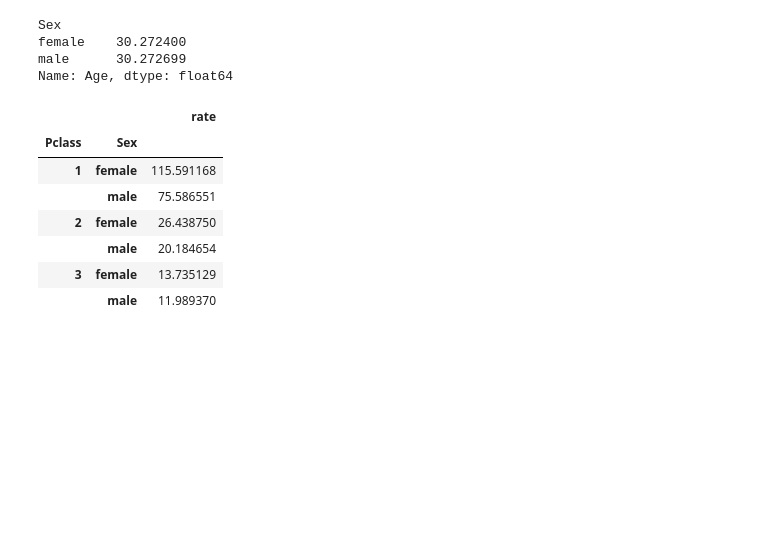
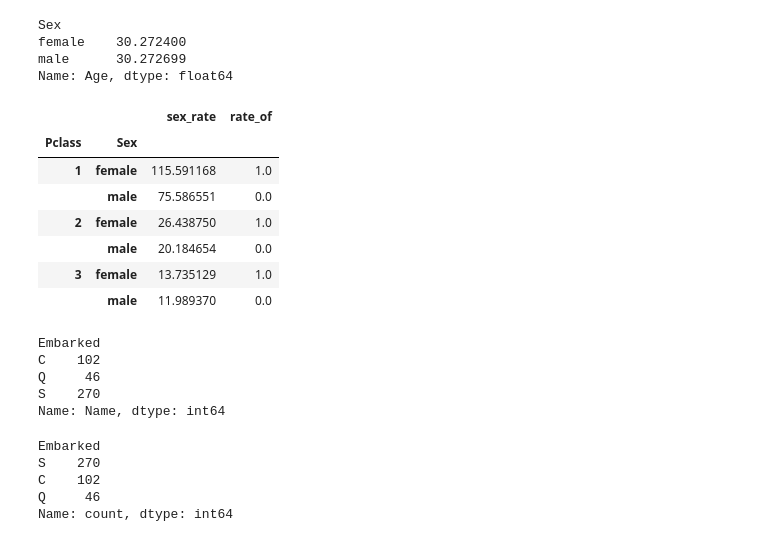
Before and after one commit to roshan-pardeshi/Python_Pandas, a Jupyter notebook: Untitled115.ipynb, the cells around one changed output. Cells and saved outputs as stored; diff of their text form; code cells hidden in the pictures; blank space fills up the shorter version.

```diff
--- a/Untitled115.ipynb
+++ b/Untitled115.ipynb
@@ -507,13 +507,13 @@ female    30.272400
 male      30.272699
 Name: Age, dtype: float64
 # %%
-df.groupby(["Pclass","Sex"]).agg(sex_rate = ("Fare","mean"),rate_of )
+df.groupby(["Pclass","Sex"]).agg(sex_rate = ("Fare","mean"),rate_of =("Survived","mean"))
 # %% [output]
-|  |  | rate |
-| Pclass | Sex |  |
-| 1 | female | 115.591168 |
-|  | male | 75.586551 |
-| 2 | female | 26.438750 |
-|  | male | 20.184654 |
-| 3 | female | 13.735129 |
-|  | male | 11.989370 |
+|  |  | sex_rate | rate_of |
+| Pclass | Sex |  |  |
+| 1 | female | 115.591168 | 1.0 |
+|  | male | 75.586551 | 0.0 |
+| 2 | female | 26.438750 | 1.0 |
+|  | male | 20.184654 | 0.0 |
+| 3 | female | 13.735129 | 1.0 |
+|  | male | 11.989370 | 0.0 |
@@ -519,0 +522,16 @@ df.groupby(["Pclass","Sex"]).agg(sex_rate = ("Fare","mean"),rate_of )
+# %%
+df.groupby("Embarked")["Name"].count()
+# %% [output]
+Embarked
+C    102
+Q     46
+S    270
+Name: Name, dtype: int64
+# %%
+df["Embarked"].value_counts()
+# %% [output]
+Embarked
+S    270
+C    102
+Q     46
+Name: count, dtype: int64
```
Also changed, not shown: parts of 82 cells of this notebook, 3 other files.
